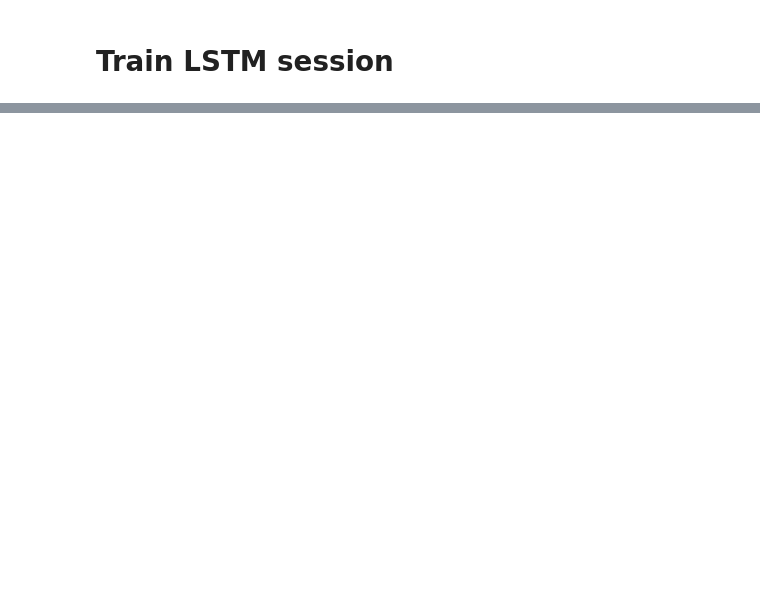
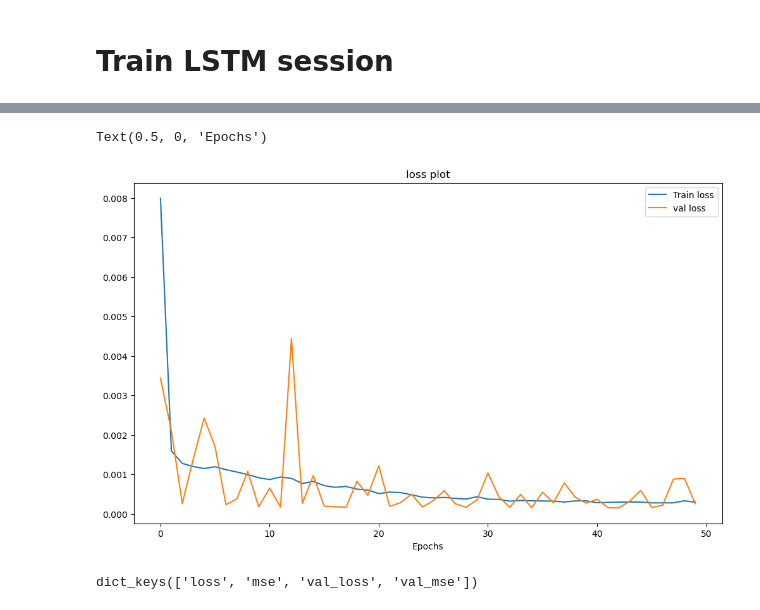
Before and after one commit to Arthitkhotsaenlee/stock_market_and_trading, a Jupyter notebook: stock_forecasting.ipynb, the cells around one changed output, grey strips where cells are left out. Drawn from its saved outputs; the diff is of its cells as text; code cells hidden in the pictures; blank space fills up the shorter version.

```diff
--- a/stock_forecasting.ipynb
+++ b/stock_forecasting.ipynb
@@ -319,0 +296,14 @@ ax.plot(y_test)
+# %%
+fig, ax = plt.subplots(figsize=(12,7))
+plt.title("loss plot")
+ax.plot(history.history['loss'], label="Train loss")
+ax.plot(history.history['val_loss'], label="val loss")
+ax.legend()
+plt.xlabel("Epochs")
+# %% [output]
+Text(0.5, 0, 'Epochs')
+[figure, added]
+# %%
+history.history.keys()
+# %% [output]
+dict_keys(['loss', 'mse', 'val_loss', 'val_mse'])
```
Also changed, not shown: parts of 14 cells of this notebook, 2 other files.
